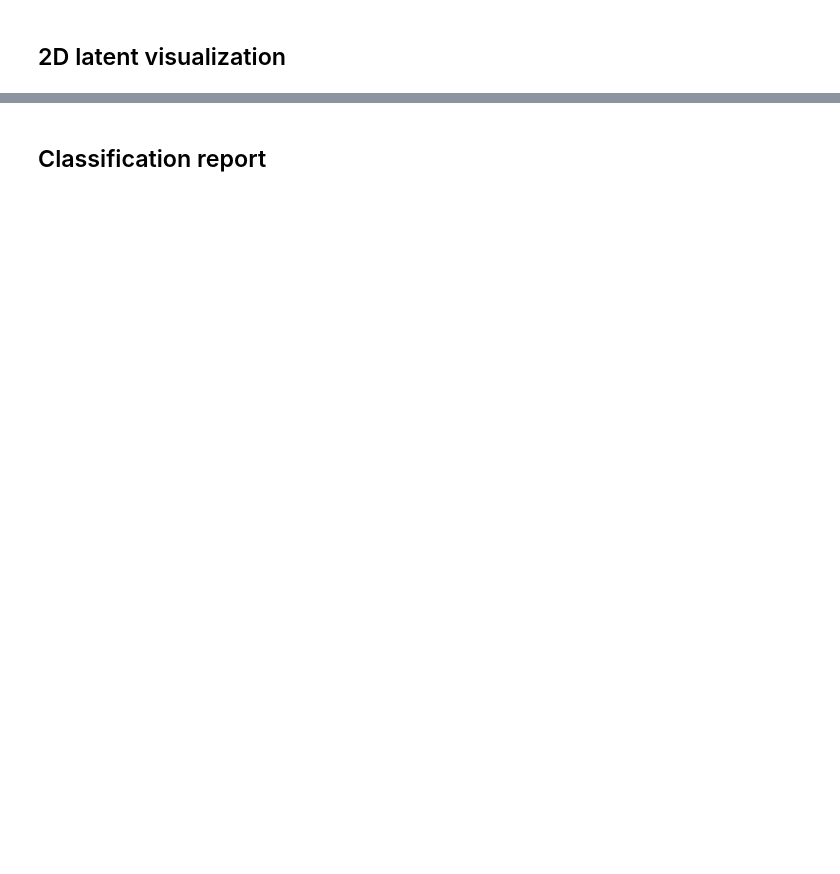
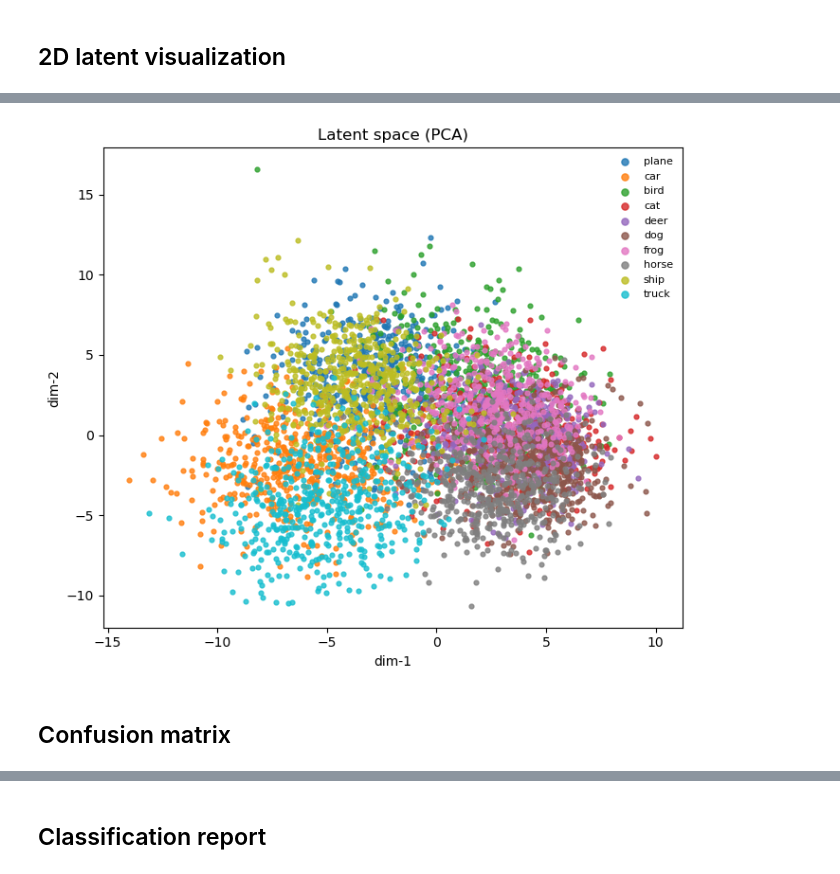
Before and after one commit to elfreyer/project_module_3, a Jupyter notebook: notebooks/02_supervised_autoencoder_cifar10.ipynb, the cells around one changed output, grey strips where cells are left out. Cells and saved outputs as stored; diff of their text form; code cells hidden in the pictures; blank space fills up the shorter version.

```diff
--- a/notebooks/02_supervised_autoencoder_cifar10.ipynb
+++ b/notebooks/02_supervised_autoencoder_cifar10.ipynb
@@ -835,3 +767,9 @@ plot_latent_2d(Z, y, method='tsne', title="Latent space (PCA)", max_points=5000,
+# %%
+plot_latent_2d(Z, y, method='pca', title="Latent space (PCA)", max_points=5000, class_names=cifar10_classes)
+# %% [output]
+[figure, added]
+# %% [markdown]
+## Confusion matrix
 # %%
 import torch
 import numpy as np
```
Also changed, not shown: parts of 16 cells of this notebook.
